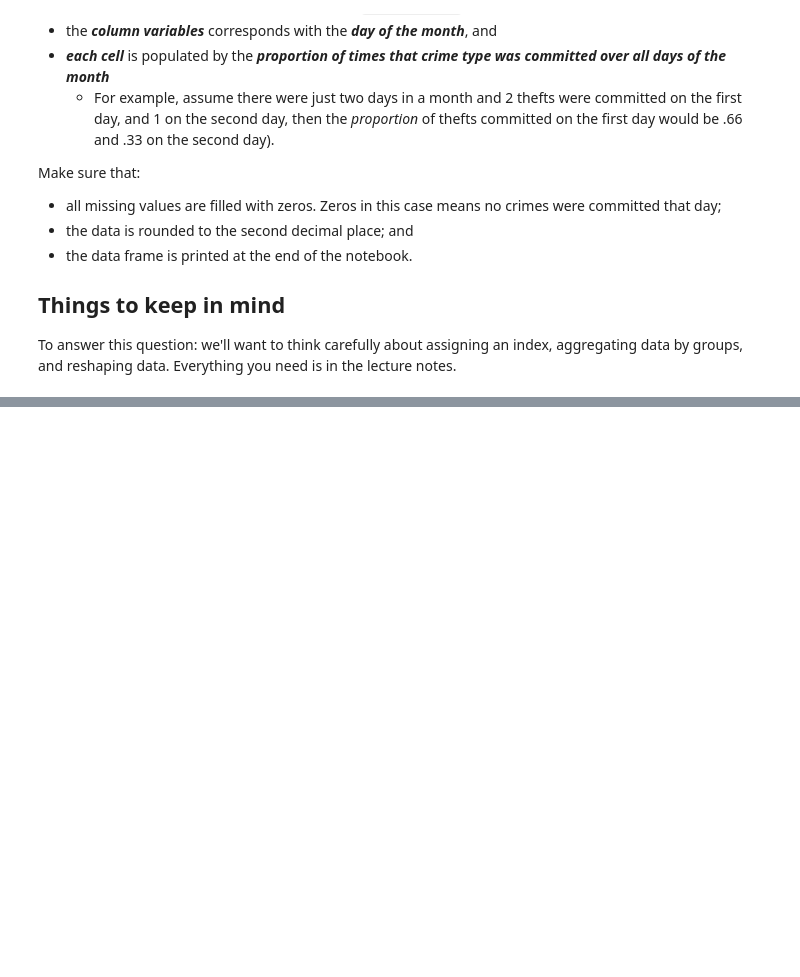
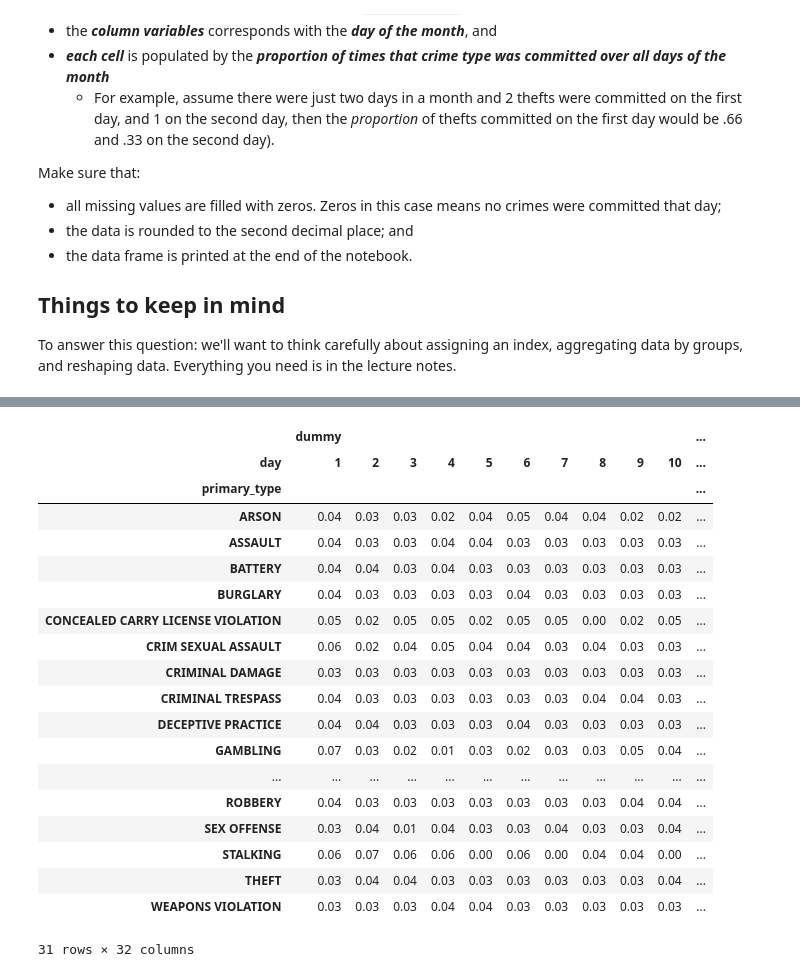
Before and after one commit to edunford/coding_discussions_ppol564_fall2021, a Jupyter notebook: 03_coding_discussion/Looman_Kelly_kjl86.ipynb, the cells around one changed output, grey strips where cells are left out. Cells and saved outputs as stored; diff of their text form; code cells hidden in the pictures; blank space fills up the shorter version.

```diff
--- a/03_coding_discussion/Looman_Kelly_kjl86.ipynb
+++ b/03_coding_discussion/Looman_Kelly_kjl86.ipynb
@@ -63,0 +80,7 @@ crime_perc
+# %%
+# Drop columns
+chicago_small = chicago_crime.drop(columns = ['block', 'location_description', 'description','month', 'year', 'day_of_week', 'district', 'domestic', 'latitude', 'longitude', 'ward', 'arrest'])
+
+# Assign dummy variable column for instance
+chicago_small = chicago_small.assign(dummy = 1)
+chicago_small.head()
@@ -63,0 +94,6 @@ crime_perc
+# %%
+# Create pivot table df
+final = chicago_small.pivot_table(index = ['primary_type'], columns = ['day'], aggfunc = 'count', fill_value = 0)
+# Add new column summing occurence total
+final = final.assign(sum = final.sum(axis=1))
+final.head()
@@ -63,0 +110,4 @@ crime_perc
+# %%
+# Calculate crime average
+crime_avg = (final.iloc[0]/final.iloc[0,-1]).round(2)
+crime_avg.head()
@@ -63,0 +122,40 @@ crime_perc
+# %%
+def crime_avg(final):
+    '''
+    Takes a df; returns a df where row values are divided by final column value
+
+    Arguments
+    --------------
+    final : pd df (row: crime type, columns: days)
+
+    Return
+    --------------
+        Df of crime type's averages
+    '''
+    for x in range(len(final)):
+        final.iloc[x] = (final.iloc[x] / final.iloc[x, -1]).round(2)
+    return final
+
+# Call function
+crime_avg(final)
+# %% [output]
+|  | dummy |  |  |  |  |  |  |  |  |  | ... |
+| day | 1 | 2 | 3 | 4 | 5 | 6 | 7 | 8 | 9 | 10 | ... |
+| primary_type |  |  |  |  |  |  |  |  |  |  | ... |
+| ARSON | 0.04 | 0.03 | 0.03 | 0.02 | 0.04 | 0.05 | 0.04 | 0.04 | 0.02 | 0.02 | ... |
+| ASSAULT | 0.04 | 0.03 | 0.03 | 0.04 | 0.04 | 0.03 | 0.03 | 0.03 | 0.03 | 0.03 | ... |
+| BATTERY | 0.04 | 0.04 | 0.03 | 0.04 | 0.03 | 0.03 | 0.03 | 0.03 | 0.03 | 0.03 | ... |
+| BURGLARY | 0.04 | 0.03 | 0.03 | 0.03 | 0.03 | 0.04 | 0.03 | 0.03 | 0.03 | 0.03 | ... |
+| CONCEALED CARRY LICENSE VIOLATION | 0.05 | 0.02 | 0.05 | 0.05 | 0.02 | 0.05 | 0.05 | 0.00 | 0.02 | 0.05 | ... |
+| CRIM SEXUAL ASSAULT | 0.06 | 0.02 | 0.04 | 0.05 | 0.04 | 0.04 | 0.03 | 0.04 | 0.03 | 0.03 | ... |
+| CRIMINAL DAMAGE | 0.03 | 0.03 | 0.03 | 0.03 | 0.03 | 0.03 | 0.03 | 0.03 | 0.03 | 0.03 | ... |
+| CRIMINAL TRESPASS | 0.04 | 0.03 | 0.03 | 0.03 | 0.03 | 0.03 | 0.03 | 0.04 | 0.04 | 0.03 | ... |
+| DECEPTIVE PRACTICE | 0.04 | 0.04 | 0.03 | 0.03 | 0.03 | 0.04 | 0.03 | 0.03 | 0.03 | 0.03 | ... |
+| GAMBLING | 0.07 | 0.03 | 0.02 | 0.01 | 0.03 | 0.02 | 0.03 | 0.03 | 0.05 | 0.04 | ... |
+| ... | ... | ... | ... | ... | ... | ... | ... | ... | ... | ... | ... |
+| ROBBERY | 0.04 | 0.03 | 0.03 | 0.03 | 0.03 | 0.03 | 0.03 | 0.03 | 0.04 | 0.04 | ... |
+| SEX OFFENSE | 0.03 | 0.04 | 0.01 | 0.04 | 0.03 | 0.03 | 0.04 | 0.03 | 0.03 | 0.04 | ... |
+| STALKING | 0.06 | 0.07 | 0.06 | 0.06 | 0.00 | 0.06 | 0.00 | 0.04 | 0.04 | 0.00 | ... |
+| THEFT | 0.03 | 0.04 | 0.04 | 0.03 | 0.03 | 0.03 | 0.03 | 0.03 | 0.03 | 0.04 | ... |
+| WEAPONS VIOLATION | 0.03 | 0.03 | 0.03 | 0.04 | 0.04 | 0.03 | 0.03 | 0.03 | 0.03 | 0.03 | ... |
+31 rows × 32 columns
```
Also changed, not shown: parts of 6 cells of this notebook.
